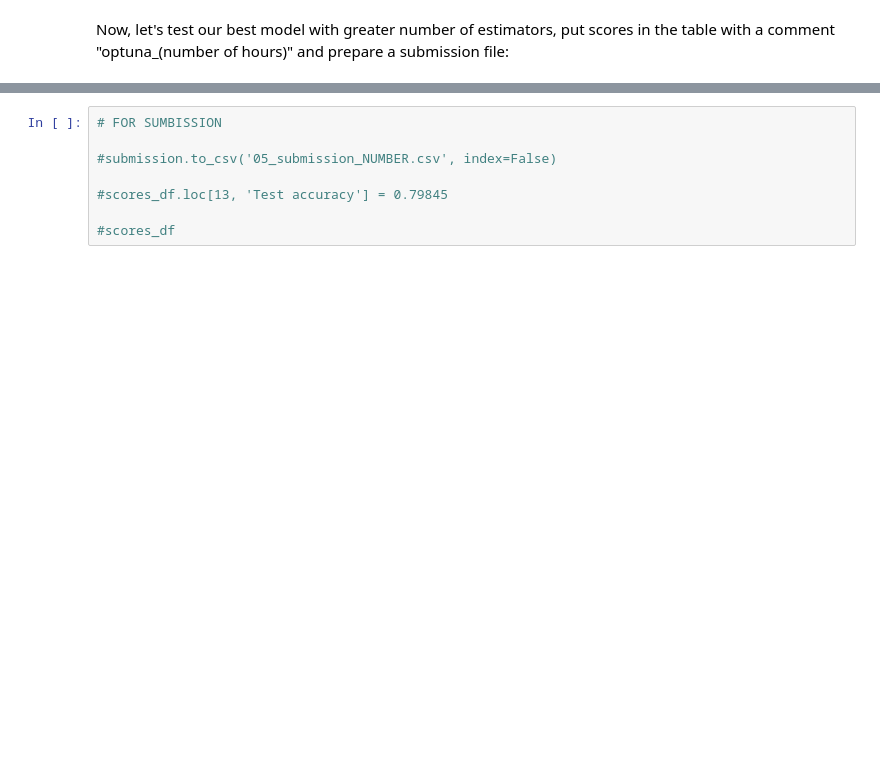
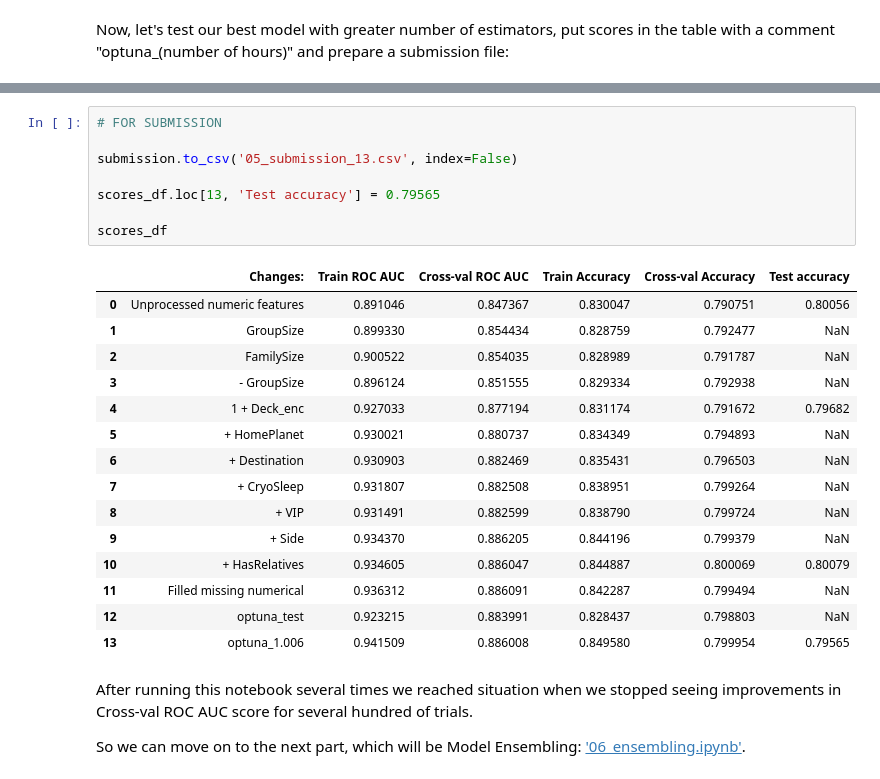
Before and after one commit to NickVasenkov/Spaceship, a Jupyter notebook: 05_hyperparameters_2.ipynb, the cells around one changed output, grey strips where cells are left out. Saved outputs shown, nothing was run; the diff lists cells and outputs as text; blank space fills up the shorter version.

```diff
--- a/05_hyperparameters_2.ipynb
+++ b/05_hyperparameters_2.ipynb
@@ -226,8 +287,29 @@ scores_df
 # %%
-# FOR SUMBISSION
+# FOR SUBMISSION
 
-#submission.to_csv('05_submission_NUMBER.csv', index=False)
+submission.to_csv('05_submission_13.csv', index=False)
 
-#scores_df.loc[13, 'Test accuracy'] = 0.79845
+scores_df.loc[13, 'Test accuracy'] = 0.79565
 
-#scores_df
+scores_df
+# %% [output]
+|  | Changes: | Train ROC AUC | Cross-val ROC AUC | Train Accuracy | Cross-val Accuracy | Test accuracy |
+| 0 | Unprocessed numeric features | 0.891046 | 0.847367 | 0.830047 | 0.790751 | 0.80056 |
+| 1 | GroupSize | 0.899330 | 0.854434 | 0.828759 | 0.792477 | NaN |
+| 2 | FamilySize | 0.900522 | 0.854035 | 0.828989 | 0.791787 | NaN |
+| 3 | - GroupSize | 0.896124 | 0.851555 | 0.829334 | 0.792938 | NaN |
+| 4 | 1 + Deck_enc | 0.927033 | 0.877194 | 0.831174 | 0.791672 | 0.79682 |
+| 5 | + HomePlanet | 0.930021 | 0.880737 | 0.834349 | 0.794893 | NaN |
+| 6 | + Destination | 0.930903 | 0.882469 | 0.835431 | 0.796503 | NaN |
+| 7 | + CryoSleep | 0.931807 | 0.882508 | 0.838951 | 0.799264 | NaN |
+| 8 | + VIP | 0.931491 | 0.882599 | 0.838790 | 0.799724 | NaN |
+| 9 | + Side | 0.934370 | 0.886205 | 0.844196 | 0.799379 | NaN |
+| 10 | + HasRelatives | 0.934605 | 0.886047 | 0.844887 | 0.800069 | 0.80079 |
+| 11 | Filled missing numerical | 0.936312 | 0.886091 | 0.842287 | 0.799494 | NaN |
+| 12 | optuna_test | 0.923215 | 0.883991 | 0.828437 | 0.798803 | NaN |
+| 13 | optuna_1.006 | 0.941509 | 0.886008 | 0.849580 | 0.799954 | 0.79565 |
+# %% [markdown]
+After running this notebook several times we reached situation when we stopped seeing improvements in Cross-val ROC AUC score for several hundred of trials.
+
+
+So we can move on to the next part, which will be Model Ensembling: ['06_ensembling.ipynb'](06_ensembling.ipynb).
```
Also changed, not shown: parts of 7 cells of this notebook, 8 other files.
